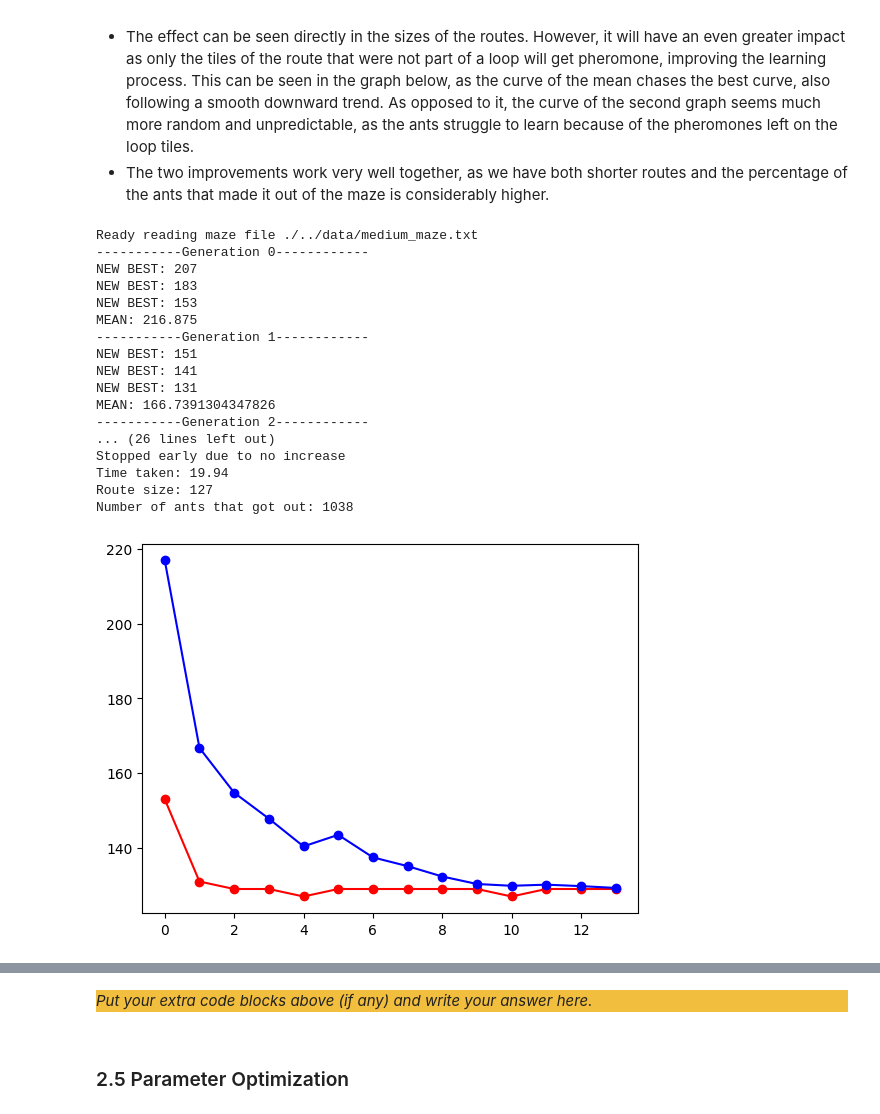
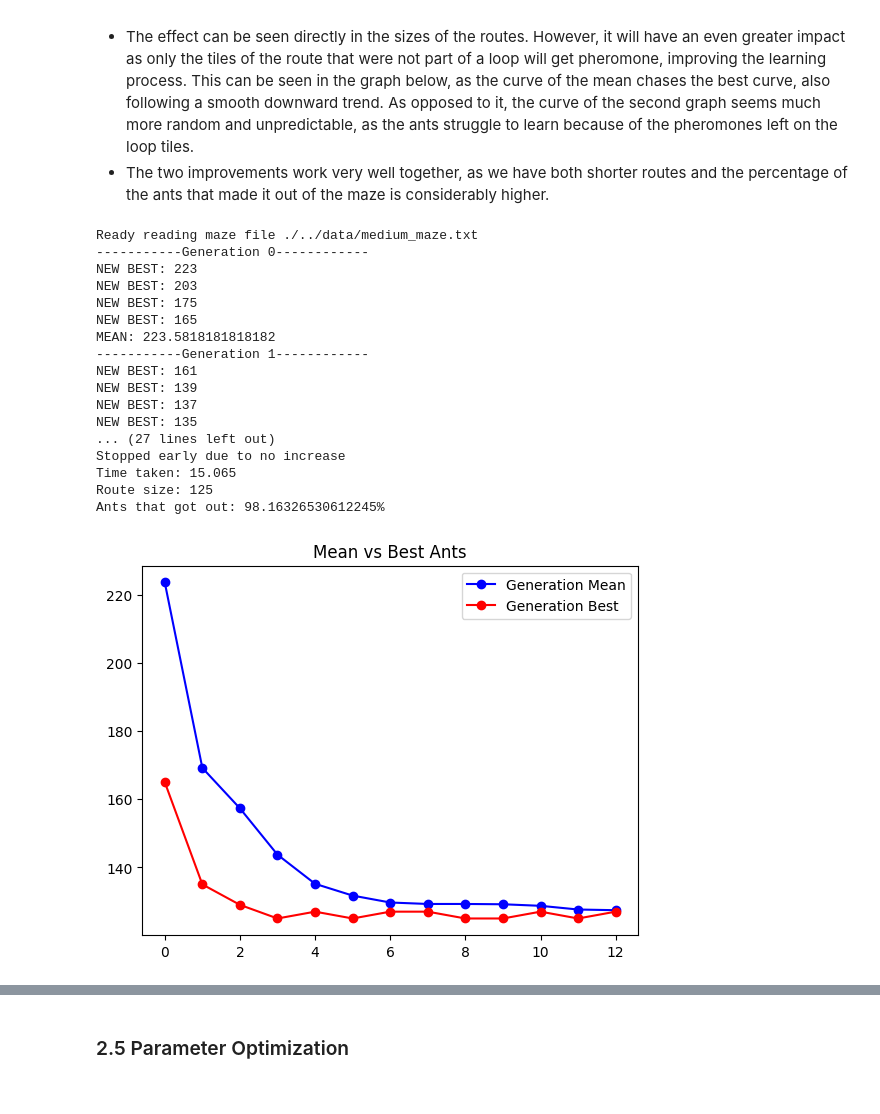
Before and after one commit to Nepthy5/Assignment_2, a Jupyter notebook: src/Main.ipynb, the cells around one changed output, grey strips where cells are left out. Saved outputs shown, nothing was run; the diff lists cells and outputs as text; code cells hidden in the pictures.

```diff
--- a/src/Main.ipynb
+++ b/src/Main.ipynb
@@ -1140,8 +1177,15 @@ class IntelligentAnt:
         self.heuristic_exp = heuristic_exp
         self.visited = [self.start]
         self.visited_set = {self.start}
-        self.visited_counts = np.zeros((maze.width, maze.length))
+        self.visited_counts = np.zeros((self.maze.width, self.maze.length))
 
+    def reset(self):
+        self.current_position = self.start
+        self.steps = 0
+        self.visited = [self.start]
+        self.visited_set = {self.start}
+        self.visited_counts = np.zeros((self.maze.width, self.maze.length))
+        self.rand = random
     """
     Method that checks if the given position is valid (so not a wall or out of the maze).
     @param pos: position to be checked.
@@ -1207,9 +1251,11 @@ class IntelligentAnt:
         d_weights = []
         for direction in directions:
             next_pos = pos.add_direction(direction) # for each new possible position
+            next_pos_x = next_pos.get_x()
+            next_pos_y = next_pos.get_y()
             if use_heuristic:
-                heuristic_factor = np.pow(1/(1 + self.visited_counts[next_pos.get_x(), next_pos.get_y()]), self.heuristic_exp)
-                pheromone_factor = np.pow(self.maze.pheromones[next_pos.get_x(), next_pos.get_y()], self.pheromone_exp)
+                heuristic_factor = 1/(1 + self.visited_counts[next_pos_x, next_pos_y]) ** self.heuristic_exp
+                pheromone_factor = self.maze.pheromones[next_pos_x, next_pos_y] ** self.pheromone_exp
             else:
                 heuristic_factor = 1
                 pheromone_factor = 1
@@ -1233,8 +1279,10 @@ class IntelligentAnt:
             direction = self.pick_direction(prev_dir, use_heuristic)
             route = self.make_move(direction, route, remove_loops)
             pos = self.current_position
-            self.visited_counts[pos.get_x(), pos.get_y()]  = self.visited_counts[pos.get_x(), pos.get_y()] + 1
-            if self.visited_counts[pos.get_x(), pos.get_y()] >= 50:
+            pos_x = pos.get_x()
+            pos_y = pos.get_y()
+            self.visited_counts[pos_x, pos_y]  = self.visited_counts[pos_x, pos_y] + 1
+            if self.visited_counts[pos_x, pos_y] >= 50:
                 return route, False
             prev_dir = direction
 
@@ -1251,7 +1299,7 @@ class IntelligentAntColonyOptimization:
     @param q: the normalization factor for the amount of dropped pheromone
     @param evaporation: the evaporation factor for the pheromones
     """
-    def __init__(self, maze, ants_per_gen, generations, q, evaporation, step_limit, patience, threshold, remove_loops = True, use_heuristic = True):
+    def __init__(self, maze, ants_per_gen, generations, q, evaporation, step_limit, patience, threshold, pheromone_exp, heuristic_exp, remove_loops = True, use_heuristic = True):
         self.maze = maze
         self.ants_per_gen = ants_per_gen
         self.generations = generations
@@ -1262,6 +1310,8 @@ class IntelligentAntColonyOptimization:
         self.threshold = threshold
         self.waited = 0
         self.remove_loops = remove_loops
+        self.pheromone_exp = pheromone_exp
+        self.heuristic_exp = heuristic_exp
         self.use_heuristic = use_heuristic
 
     """
@@ -1269,7 +1319,7 @@ class IntelligentAntColonyOptimization:
     @param path_specification: description of the route we wish to optimize
     @return the optimized route according to the ACO algorithm
     """
-    def find_shortest_route(self, path_specification, pheromone_exp, heuristic_exp):
+    def find_shortest_route(self, path_specification):
         self.maze.reset()
 
         gen_best = []
@@ -1281,6 +1331,8 @@ class IntelligentAntColonyOptimization:
         ants_out = 0
         generations_completed = 0
 
+        ant = IntelligentAnt(self.maze, path_specification, self.step_limit, self.pheromone_exp, self.heuristic_exp)
+
         for generation in range(self.generations):
 
             print("-----------Generation " + str(generation) + "------------")
@@ -1288,7 +1340,6 @@ class IntelligentAntColonyOptimization:
             curr_routes = []
 
             for ant_nr in range(self.ants_per_gen):
-                ant = IntelligentAnt(self.maze, path_specification, self.step_limit, pheromone_exp, heuristic_exp)
 
                 route, terminated = ant.find_route(self.remove_loops, self.use_heuristic)
 
@@ -1299,6 +1350,8 @@ class IntelligentAntColonyOptimization:
                         best = route
                         best_size = route.size()
                         print("NEW BEST: " + str(route.size()))
+
+                ant.reset()
 
             increase = prev_best - best_size
             generations_completed += 1
@@ -1319,4 +1372,5 @@ class IntelligentAntColonyOptimization:
                 print("MEAN: " + str(np.mean([r.size() for r in curr_routes])))
                 self.maze.add_pheromone_routes(curr_routes, self.q)
 
+
         return best, gen_best, gen_mean, 100 * ants_out/(generations_completed*self.ants_per_gen)
@@ -1332,7 +1388,7 @@ def test_hyperparams(aco, difficulty, show_plot = True):
         path = "./../data/insane_solution.txt"
 
     start_time = int(round(time.time() * 1000))
-    shortest_route, gen_best, gen_mean, ants_out = aco.find_shortest_route(spec, pheromone_exp, heuristic_exp)
+    shortest_route, gen_best, gen_mean, ants_out = aco.find_shortest_route(spec)
 
     print("Time taken: " + str((int(round(time.time() * 1000)) - start_time) / 1000.0))
     print("Route size: " + str(shortest_route.size()))
@@ -1401,44 +1457,44 @@ Ants that got out: 49.2%
 # %%
 # Please keep your parameters for the ACO easily changeable here
 gen = 70 # ants per generation
 no_gen = 25 # nr of generations
 q = 5000
 evap = 0.25
 step_scale_factor = 200
 pheromone_exp = 4
 heuristic_exp = 1
 patience = 10
 threshold = 0
 init_pheromones = 0.001
 
 # Construct the optimization objects
 maze = Maze.create_maze("./../data/medium_maze.txt", init_pheromones)
 spec = PathSpecification.read_coordinates("./../data/medium_coordinates.txt")
 
 max_steps = maze.width * maze.length * step_scale_factor
 
-aco_remove_loops = IntelligentAntColonyOptimization(maze, gen, no_gen, q, evap, max_steps, patience, threshold)
-aco_nothing = IntelligentAntColonyOptimization(maze, gen, no_gen, q, evap, max_steps, patience, threshold, remove_loops = False)
+aco_remove_loops = IntelligentAntColonyOptimization(maze, gen, no_gen, q, evap, max_steps, patience, threshold, pheromone_exp, heuristic_exp)
+aco_nothing = IntelligentAntColonyOptimization(maze, gen, no_gen, q, evap, max_steps, patience, threshold, pheromone_exp, heuristic_exp, remove_loops = False)
 
 test_hyperparams(aco_remove_loops, "medium")
 test_hyperparams(aco_nothing, "medium")
 # %% [output]
 Ready reading maze file ./../data/medium_maze.txt
 -----------Generation 0------------
-NEW BEST: 207
-NEW BEST: 183
-NEW BEST: 153
-MEAN: 216.875
+NEW BEST: 223
+NEW BEST: 203
+NEW BEST: 175
+NEW BEST: 165
+MEAN: 223.5818181818182
 -----------Generation 1------------
-NEW BEST: 151
-NEW BEST: 141
-NEW BEST: 131
-MEAN: 166.7391304347826
------------Generation 2------------
-... (26 lines left out)
+NEW BEST: 161
+NEW BEST: 139
+NEW BEST: 137
+NEW BEST: 135
+... (27 lines left out)
 Stopped early due to no increase
-Time taken: 19.94
-Route size: 127
-Number of ants that got out: 1038
+Time taken: 15.065
+Route size: 125
+Ants that got out: 98.16326530612245%
-[figure, old version]
+[figure, new version]
 -----------Generation 0------------
@@ -1462,7 +1518,3 @@ Number of ants that got out: 139
-# %% [markdown]
-<div style="background-color:#f1be3e">
-
-_Put your extra code blocks above (if any) and write your answer here._
 # %% [markdown]
 ### 2.5 Parameter Optimization
 # %% [markdown]
```
Also changed, not shown: parts of 40 cells of this notebook, 4 other files.
